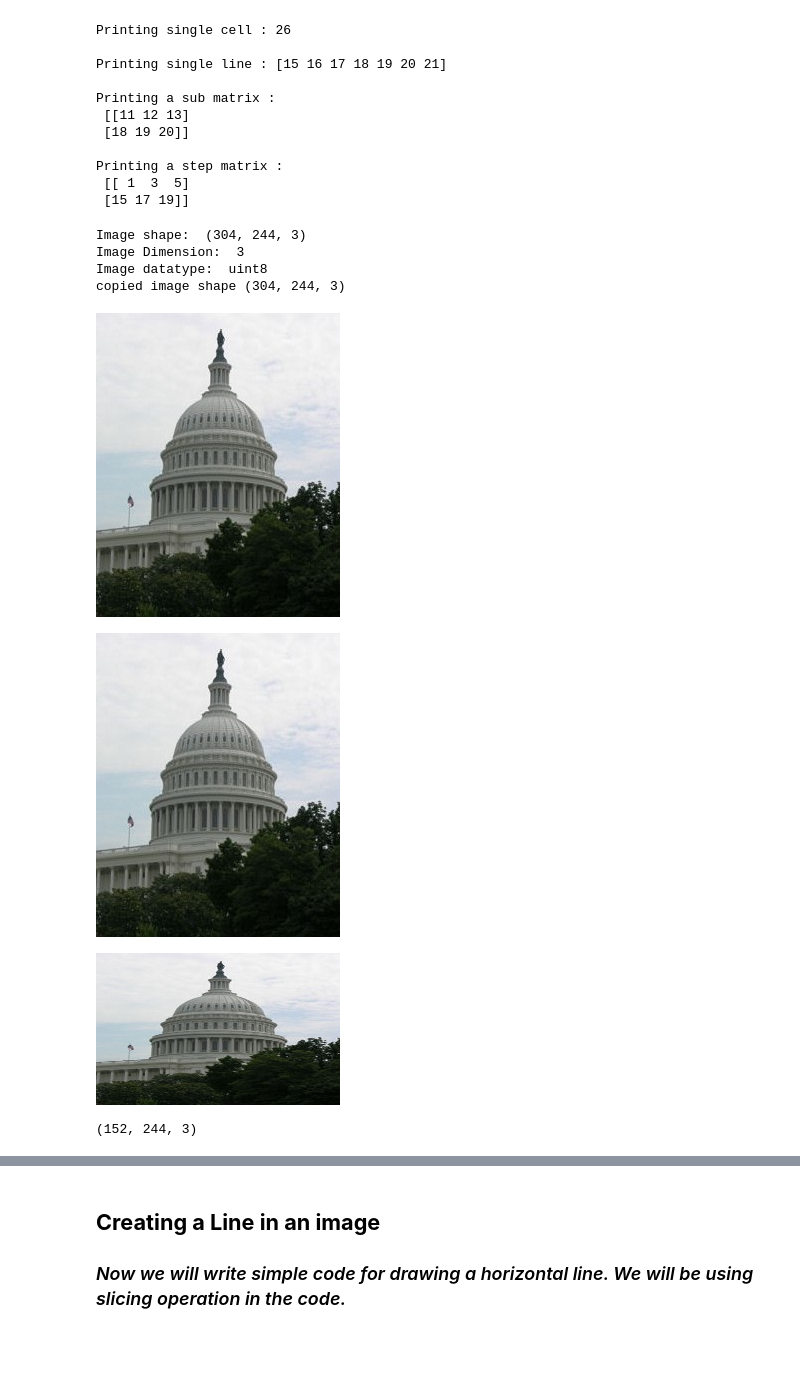
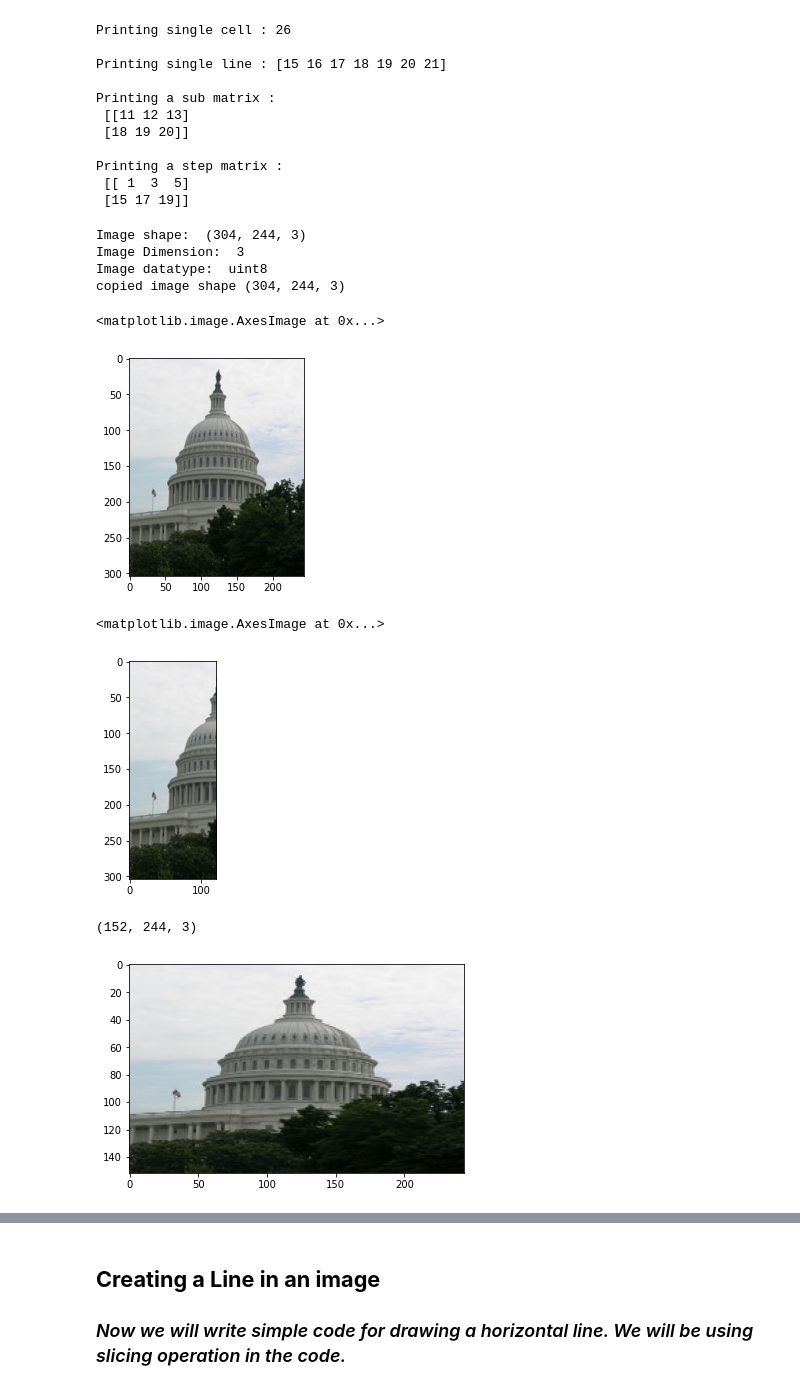
Before and after one commit to SRA-VJTI/Pixels_Seminar, a Jupyter notebook: cv-basics/Playing_with_matrices/Playing_with_matrices.ipynb, the cells around one changed output, grey strips where cells are left out. Drawn from its saved outputs; the diff is of its cells as text; code cells hidden in the pictures; blank space fills up the shorter version.

```diff
--- a/cv-basics/Playing_with_matrices/Playing_with_matrices.ipynb
+++ b/cv-basics/Playing_with_matrices/Playing_with_matrices.ipynb
@@ -65,32 +69,34 @@ Printing a step matrix :
  [[ 1  3  5]
  [15 17 19]]
 # %%
-image=cv2.imread('blur.jpeg')
+image=plt.imread('blur.jpeg')
 print("Image shape: ",image.shape)
 print("Image Dimension: ",image.ndim)
 print("Image datatype: ",image.dtype)
 # image0=np.zeros_like(image)
 image0=np.copy(image)      #copying the image to new array so that I dont hamper the orignal image
 print("copied image shape",image0.shape) #showing that even the copyied image has same dimensions
-cv2_imshow(image0)
+plt.imshow(image0)
 # %% [output]
 Image shape:  (304, 244, 3)
 Image Dimension:  3
 Image datatype:  uint8
 copied image shape (304, 244, 3)
+<matplotlib.image.AxesImage at 0x...>
-[figure, old version]
+[figure, new version]
 # %%
-image1=image0[:,:640] ## shows first half of the image ##similarly show height
-cv2_imshow(image1)
+image1=image0[:,:int(image0.shape[1]/2)] ## shows first half of the image ##similarly show height
+plt.imshow(image1)
 # %% [output]
+<matplotlib.image.AxesImage at 0x...>
-[figure, old version]
+[figure, new version]
 # %%
 image2=image0[::2] ## yeh karne se practically image compress ho gaya ## Every alternate rows' pixel is lost ## losing pixels is not a suitable method for compression
-cv2_imshow(image2) ## orignal dimension was (720,1280,3)
+plt.imshow(image2) ## orignal dimension was (720,1280,3)
 print(image2.shape)
 # %% [output]
+(152, 244, 3)
-[figure, old version]
+[figure, new version]
-(152, 244, 3)
 # %%
 image3=np.copy(image) ## Making alternate rows' pixel to black out
 image3[::2,:,:]=0
```
Also changed, not shown: parts of 10 cells of this notebook.
